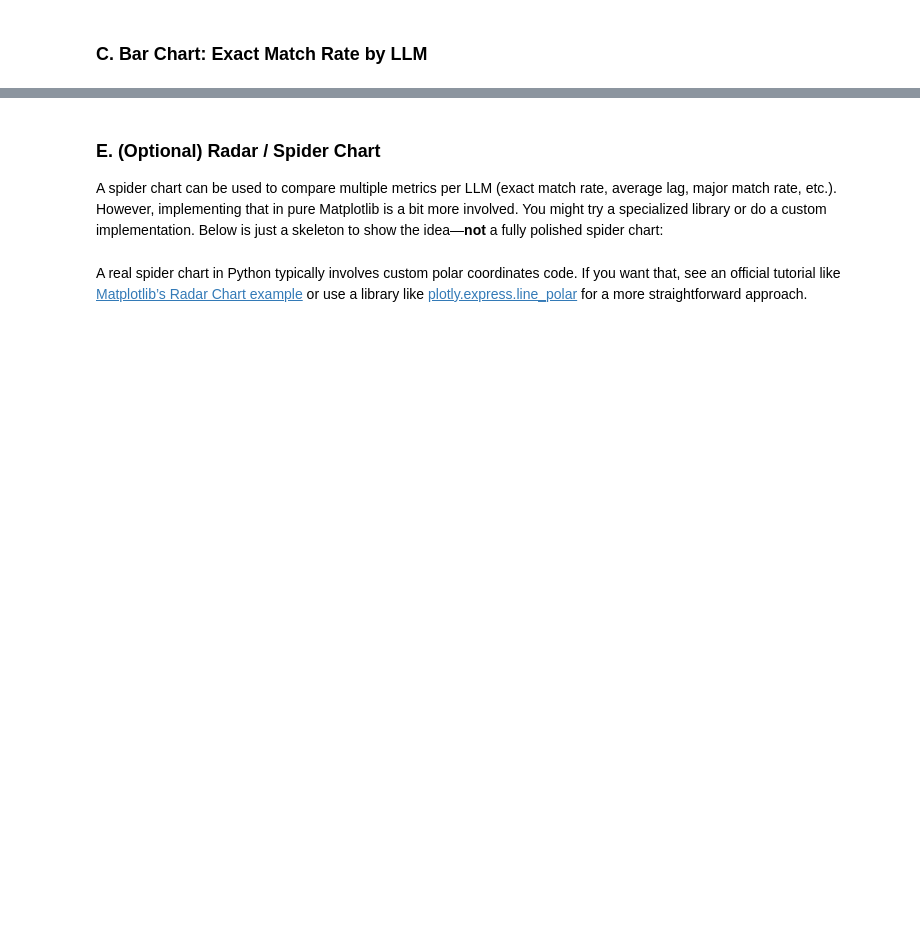
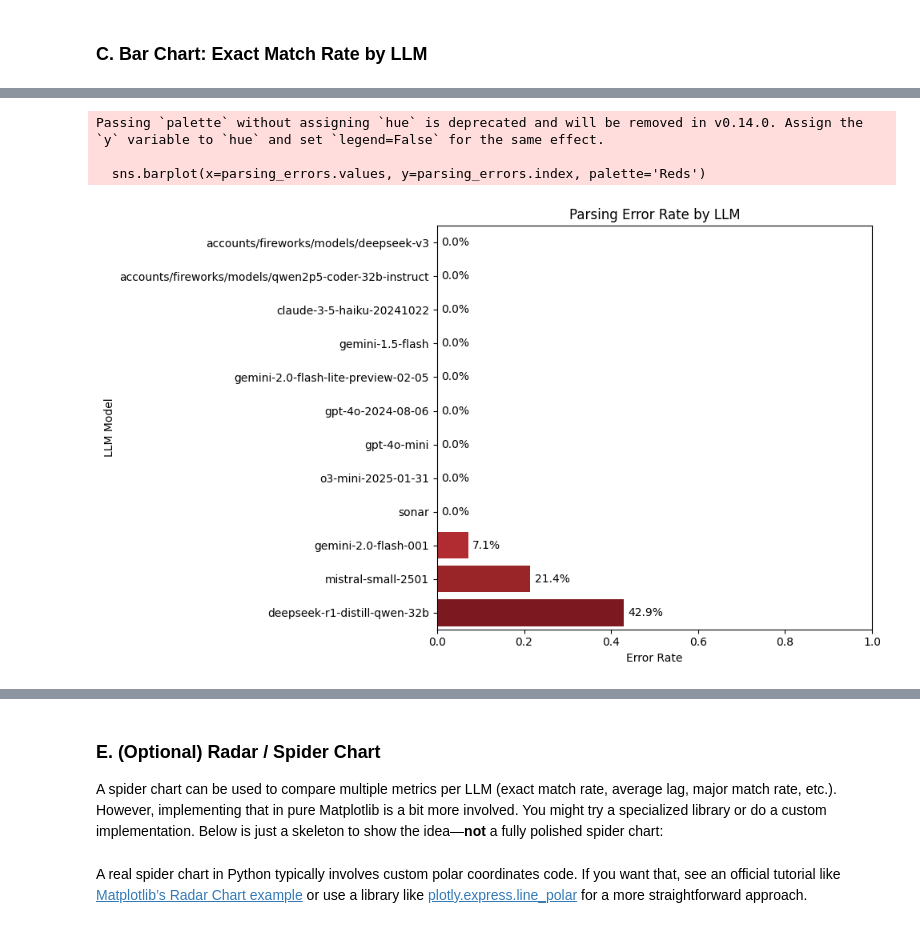
Before and after one commit to SuperMuel/llm-lib-lag, a Jupyter notebook: visualization.ipynb, the cells around one changed output, grey strips where cells are left out. Saved outputs shown, nothing was run; the diff lists cells and outputs as text; code cells hidden in the pictures; blank space fills up the shorter version.

```diff
--- a/visualization.ipynb
+++ b/visualization.ipynb
@@ -387,0 +388,27 @@ Passing `palette` without assigning `hue` is deprecated and will be removed in v
+# %%
+# Calculate parsing error rate (when parsed_version is null/NaN)
+parsing_errors = df.groupby('llm_config.model')['parsed_version'].apply(
+    lambda x: (x.isna().sum() / len(x))
+).sort_values(ascending=True)
+
+# Create bar plot
+plt.figure(figsize=(10, 6))
+sns.barplot(x=parsing_errors.values, y=parsing_errors.index, palette='Reds')
+
+# Customize the plot
+plt.title('Parsing Error Rate by LLM')
+plt.xlabel('Error Rate')
+plt.ylabel('LLM Model')
+plt.xlim(0, 1)
+
+# Add percentage labels to the bars
+for i, v in enumerate(parsing_errors):
+    plt.text(v + 0.01, i, f'{v:.1%}', va='center')
+
+plt.tight_layout()
+plt.show()
+# %% [output]
+Passing `palette` without assigning `hue` is deprecated and will be removed in v0.14.0. Assign the `y` variable to `hue` and set `legend=False` for the same effect.
+
+  sns.barplot(x=parsing_errors.values, y=parsing_errors.index, palette='Reds')
+[figure, added]
```
Also changed, not shown: parts of 10 cells of this notebook, 7 other files.
